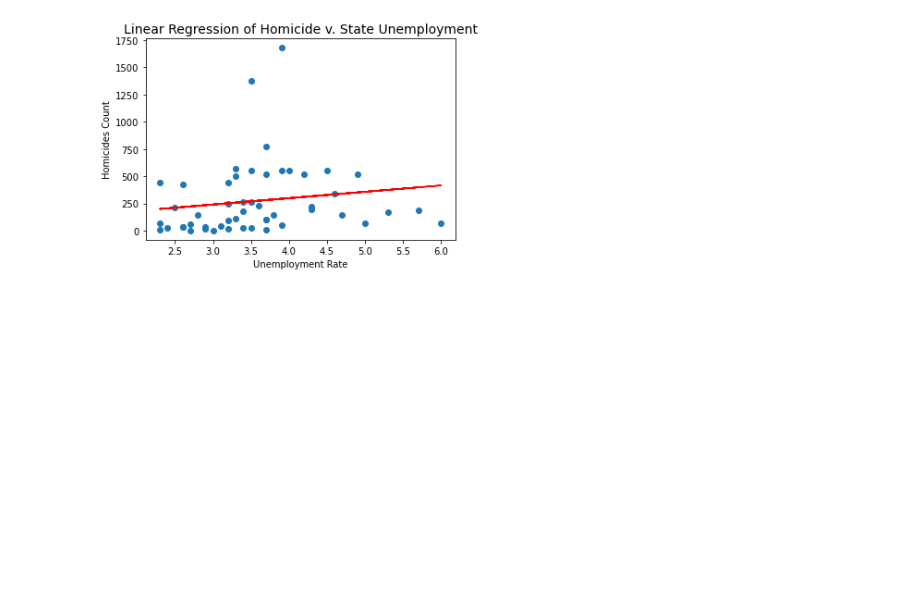
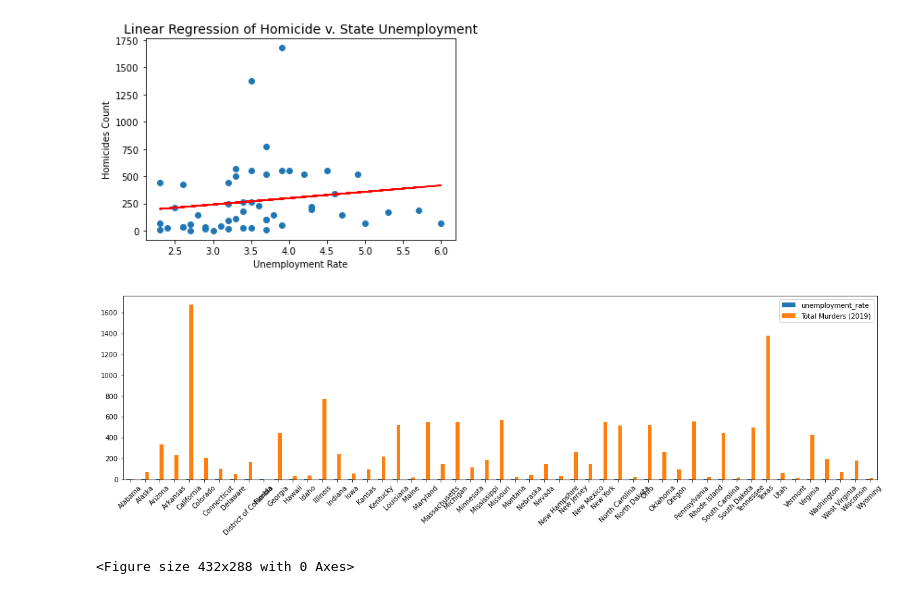
Before and after one commit to akarpie96/CrimeStats, a Jupyter notebook: State_unemployment_NikoEdit_012921.ipynb, the cells around one changed output. Saved outputs shown, nothing was run; the diff lists cells and outputs as text; code cells hidden in the pictures; blank space fills up the shorter version.

Commit message:
configuring multibar graph for unemployment & updated unemployment .png images for 'Image Output' folder

```diff
--- a/State_unemployment_NikoEdit_012921.ipynb
+++ b/State_unemployment_NikoEdit_012921.ipynb
@@ -102,3 +102,14 @@ plt.show()
 # %% [output]
 The r-squared is: 0.023421047777448953
 [figure]
+# %%
+multi_plot = unemploy_homicide_df.plot(kind="bar", figsize=(20,5))
+
+# PandasPlot.set_xticklabels() can be used to set the tick labels as well
+multi_plot.set_xticklabels(unemploy_homicide_df["states"], rotation=45)
+
+plt.show()
+plt.tight_layout()
+# %% [output]
+[figure, added]
+<Figure size 432x288 with 0 Axes>
```
Also changed, not shown: 2 other files.
